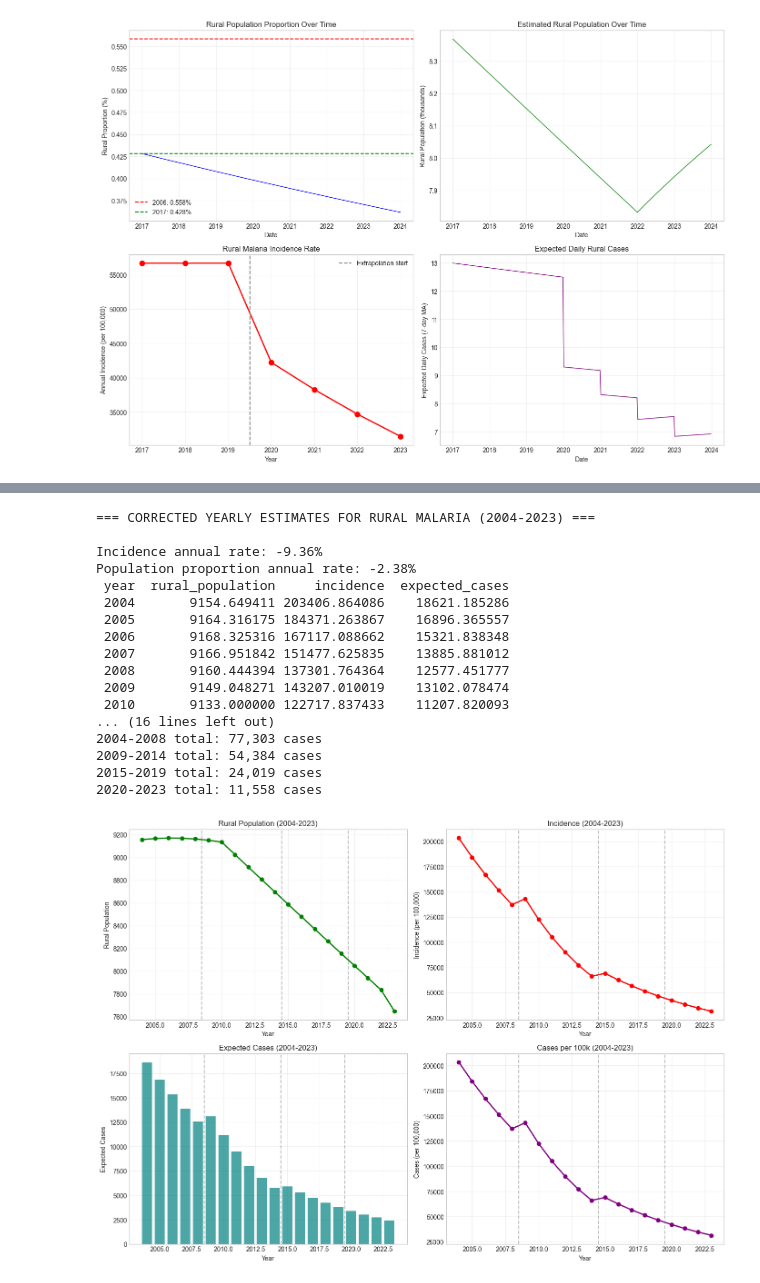
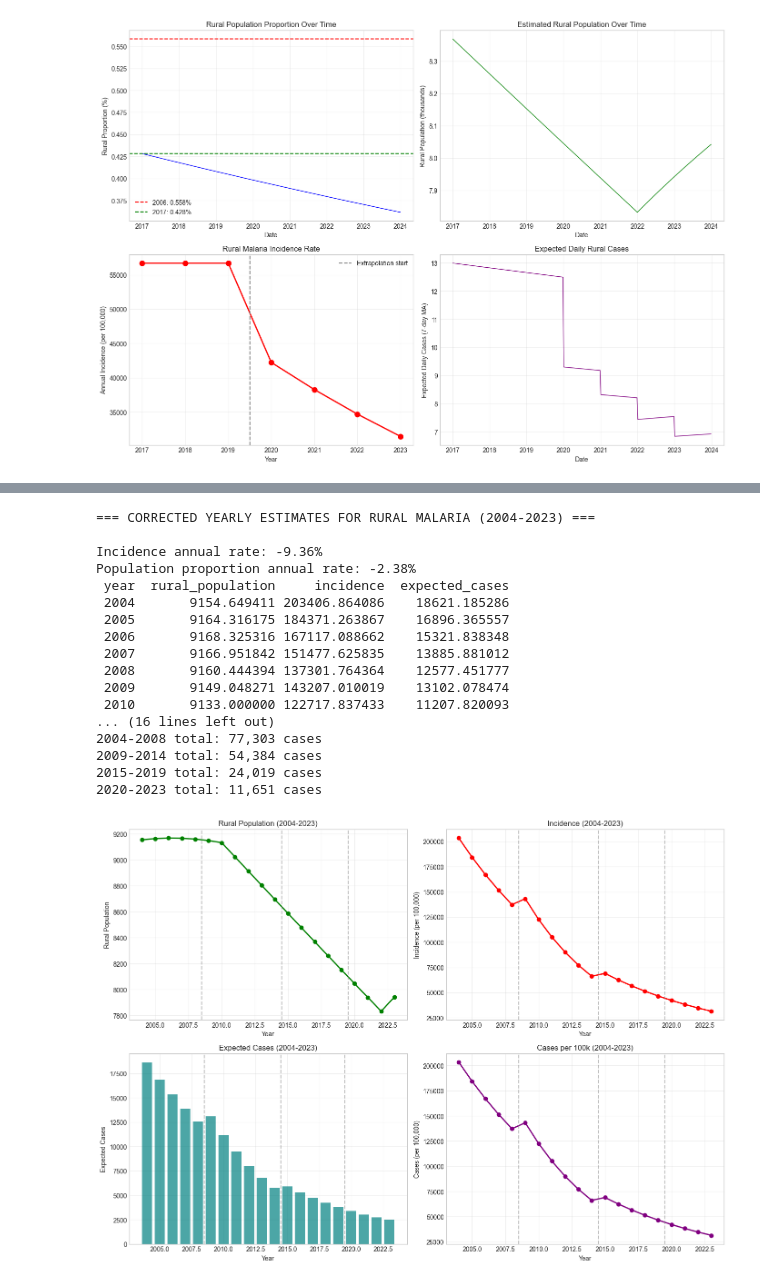
Before and after one commit to RaphaLevy/Study_on_malaria_dynamics_v2, a Jupyter notebook: data_files/notebooks/Manaus_Population_Correction.ipynb, the cells around one changed output, grey strips where cells are left out. Cells and saved outputs as stored; diff of their text form; code cells hidden in the pictures.

Commit message:
Adds missing years on IBGE dictionary

```diff
--- a/data_files/notebooks/Manaus_Population_Correction.ipynb
+++ b/data_files/notebooks/Manaus_Population_Correction.ipynb
@@ -926,14 +926,15 @@ ibge_pop = {
     2005: 1602905, 2006: 1642726, 2007: 1682548, 2008: 1722370, 2009: 1762192,
     2010: 1802014, 2011: 1823820, 2012: 1845626, 2013: 1867432, 2014: 1889239,
     2015: 1911045, 2016: 1932851, 2017: 1954657, 2018: 1976464, 2019: 1998270,
-    2020: 2020076, 2021: 2041882, 2022: 2063689
+    2020: 2020076, 2021: 2041882, 2022: 2063689, 2023: 2143703, 2024: 2223717,
+    2025: 2303732
 }
 
 results = []
 
 for year in range(2004, 2024):
     # Get total population from IBGE
-    total_pop = ibge_pop.get(year, ibge_pop.get(2022))  # use 2022 for 2023 if not available
+    total_pop = ibge_pop.get(year, ibge_pop.get(2023))  # use 2022 for 2023 if not available
 
     # Calculate rural proportion based on continuous rate
     # Using 2010 as anchor
@@ -1019,35 +1020,35 @@ axes[1,1].plot(results_df['year'], results_df['cases_per_100k'], 'purple', marke
 axes[1,1].axvline(x=2008.5, color='gray', linestyle='--', alpha=0.5)
 axes[1,1].axvline(x=2014.5, color='gray', linestyle='--', alpha=0.5)
 axes[1,1].axvline(x=2019.5, color='gray', linestyle='--', alpha=0.5)
 axes[1,1].set_xlabel('Year')
 axes[1,1].set_ylabel('Cases (per 100,000)')
 axes[1,1].set_title('Cases per 100k (2004-2023)')
 axes[1,1].grid(True, alpha=0.3)
 
 plt.tight_layout()
 plt.show()
 
 print("\n=== COMPLETE TABLE ===")
 print(results_df.to_string(index=False))
 # %% [output]
 === CORRECTED YEARLY ESTIMATES FOR RURAL MALARIA (2004-2023) ===
 
 Incidence annual rate: -9.36%
 Population proportion annual rate: -2.38%
  year  rural_population     incidence  expected_cases
  2004       9154.649411 203406.864086    18621.185286
  2005       9164.316175 184371.263867    16896.365557
  2006       9168.325316 167117.088662    15321.838348
  2007       9166.951842 151477.625835    13885.881012
  2008       9160.444394 137301.764364    12577.451777
  2009       9149.048271 143207.010019    13102.078474
  2010       9133.000000 122717.837433    11207.820093
 ... (16 lines left out)
 2004-2008 total: 77,303 cases
 2009-2014 total: 54,384 cases
 2015-2019 total: 24,019 cases
-2020-2023 total: 11,558 cases
+2020-2023 total: 11,651 cases
-[figure, old version]
+[figure, new version]
 === COMPLETE TABLE ===
  year  total_population  rural_proportion  rural_population     incidence  expected_cases  cases_per_100k
  2004           1563083          0.005857       9154.649411 203406.864086    18621.185286   203406.864086
```
Also changed, not shown: parts of 1 cell of this notebook.
